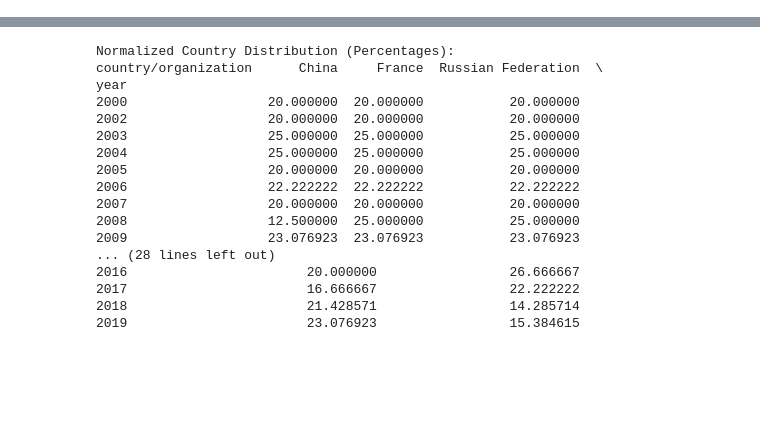
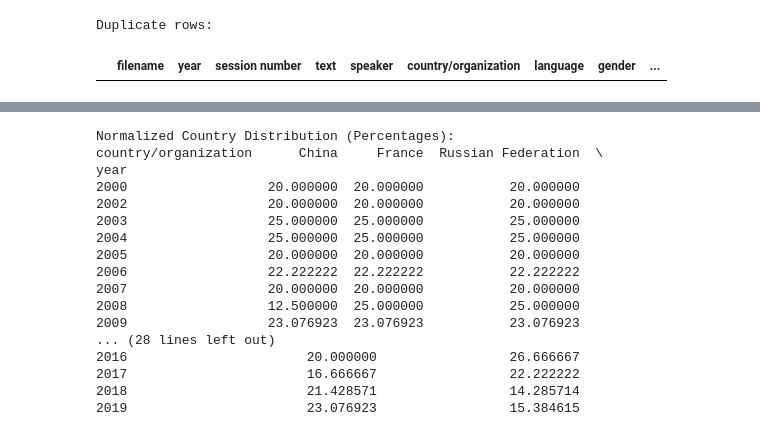
Before and after one commit to imgeyuez/WPS-HRI, a Jupyter notebook: preprocessing/stats.ipynb, the cells around one changed output, grey strips where cells are left out. Drawn from its saved outputs; the diff is of its cells as text; code cells hidden in the pictures; blank space fills up the shorter version.

```diff
--- a/preprocessing/stats.ipynb
+++ b/preprocessing/stats.ipynb
@@ -20,0 +15,12 @@ df_speeches
+# %%
+# Find duplicates
+duplicates = df_speeches[df_speeches.duplicated(subset=['text'],keep=False)]  # keep=False considers all duplicates as True
+
+# Display the duplicate rows
+print("Duplicate rows:")
+duplicates
+
+# no more duplicates!!
+# %% [output]
+Duplicate rows:
+|  | filename | year | session number | text | speaker | country/organization | language | gender | ... |
```
Also changed, not shown: parts of 5 cells of this notebook, 4 other files.
